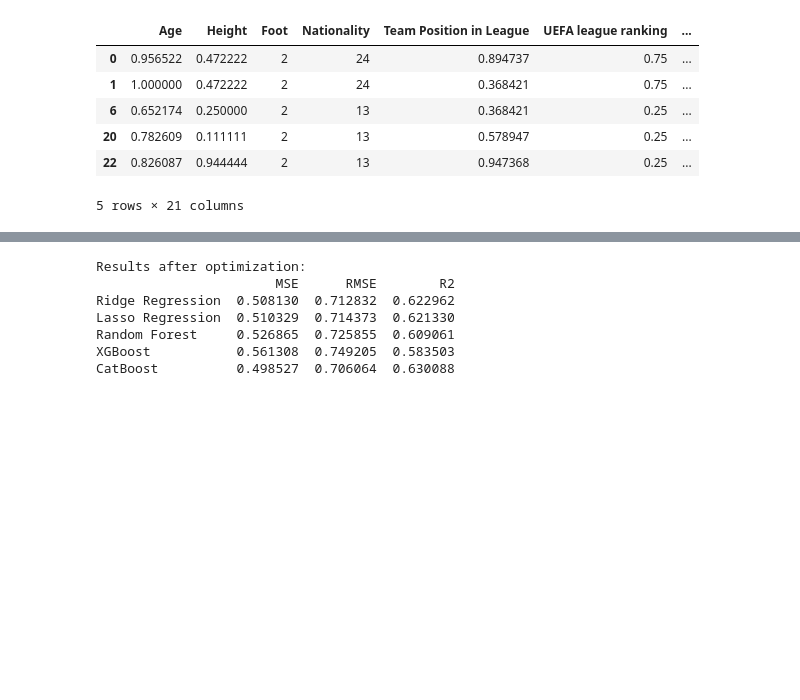
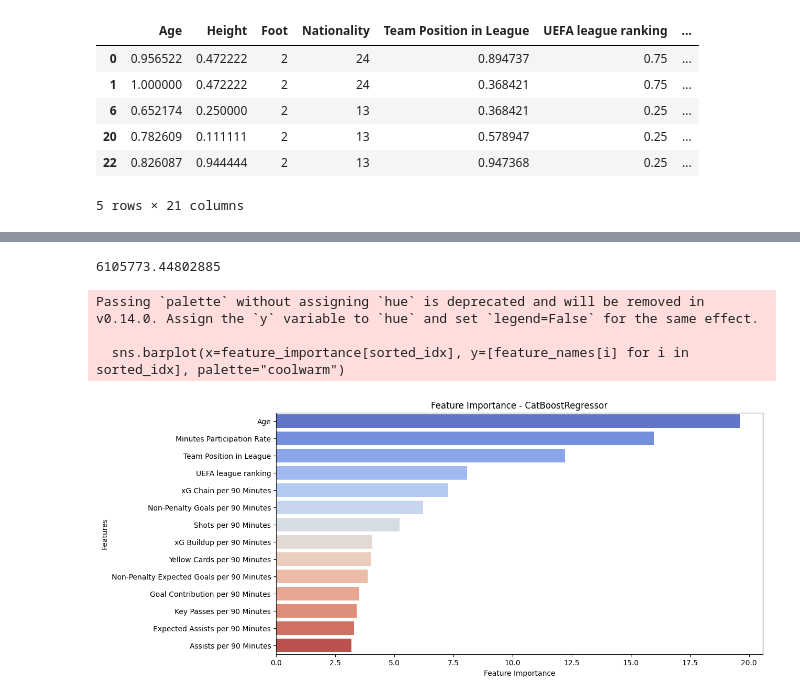
Before and after one commit to l3wandowskyy/Pricing-Footballers-Master, a Jupyter notebook: preditict_value_footballer.ipynb, the cells around one changed output, grey strips where cells are left out. Cells and saved outputs as stored; diff of their text form; code cells hidden in the pictures; blank space fills up the shorter version.

```diff
--- a/preditict_value_footballer.ipynb
+++ b/preditict_value_footballer.ipynb
@@ -1032,25 +1000,34 @@ models = {
     "Lasso Regression": Lasso(),
     "Random Forest": RandomForestRegressor(random_state=42),
     "XGBoost": XGBRegressor(objective="reg:squarederror", random_state=42),
-    "CatBoost": CatBoostRegressor(verbose=0, random_state=42)
+    "CatBoost": CatBoostRegressor(verbose=0, random_state=42),
+    "KNN": KNeighborsRegressor(n_neighbors=5, weights="distance")
 }
 
 # Evaluation of models before optimization
 results = {}
 
 for name, model in models.items():
-    model.fit(X_train, y_train)
-    y_pred = model.predict(X_test)
+    if name == "KNN":
+        model.fit(X_train_knn, y_train)
+        y_pred = model.predict(X_test_knn)
+    else:
+        model.fit(X_train, y_train)
+        y_pred = model.predict(X_test)
 
     mse = mean_squared_error(y_test, y_pred)
+    mse_percent = (mse / np.mean(y_test)) * 100
+    mse_euro = ((mse / np.mean(y_test)) * 100) * avg_market_value
     rmse = np.sqrt(mse)
+    rmse_euro = (rmse / np.mean(y_test)) * 100
+    rmse_avg_value = ((rmse / np.mean(y_test)) * 100) * avg_market_value
     r2 = r2_score(y_test, y_pred)
 
-    results[name] = {"MSE": mse, "RMSE": rmse, "R2": r2}
+    results[name] = {"MSE %": mse_percent, "MSE (€)": mse_euro, "RMSE %": rmse_euro, "RMSE (€)": rmse_avg_value, "R²": r2}
 
 # Displaying results before optimization
 results_df = pd.DataFrame(results).T
 print("Results before optimization:")
-print(results_df)
+results_df
 # %% [output]
 Results before optimization:
@@ -1108,13 +1140,25 @@ for name, params in param_grid.items():
-# %%
-# Results after optimization
-optimized_results_df = pd.DataFrame(optimized_results).T
-print("Results after optimization:")
-print(optimized_results_df)
-# %% [output]
-Results after optimization:
-                       MSE      RMSE        R2
-Ridge Regression  0.508130  0.712832  0.622962
-Lasso Regression  0.510329  0.714373  0.621330
-Random Forest     0.526865  0.725855  0.609061
-XGBoost           0.561308  0.749205  0.583503
-CatBoost          0.498527  0.706064  0.630088
+# %%
+print(avg_market_value)
+# %% [output]
+6105773.44802885
+# %%
+best_model = models["CatBoost"]
+
+# The meaning of the features
+feature_importance = best_model.feature_importances_
+feature_names = X.columns
+
+# Sort features by importance
+sorted_idx = np.argsort(feature_importance)[::-1]
+
+plt.figure(figsize=(12, 6))
+sns.barplot(x=feature_importance[sorted_idx], y=[feature_names[i] for i in sorted_idx], palette="coolwarm")
+plt.xlabel("Feature Importance")
+plt.ylabel("Features")
+plt.title(f"Feature Importance - {best_model.__class__.__name__}")
+plt.show()
+# %% [output]
+Passing `palette` without assigning `hue` is deprecated and will be removed in v0.14.0. Assign the `y` variable to `hue` and set `legend=False` for the same effect.
+
+  sns.barplot(x=feature_importance[sorted_idx], y=[feature_names[i] for i in sorted_idx], palette="coolwarm")
+[figure, added]
```
Also changed, not shown: parts of 32 cells of this notebook.
